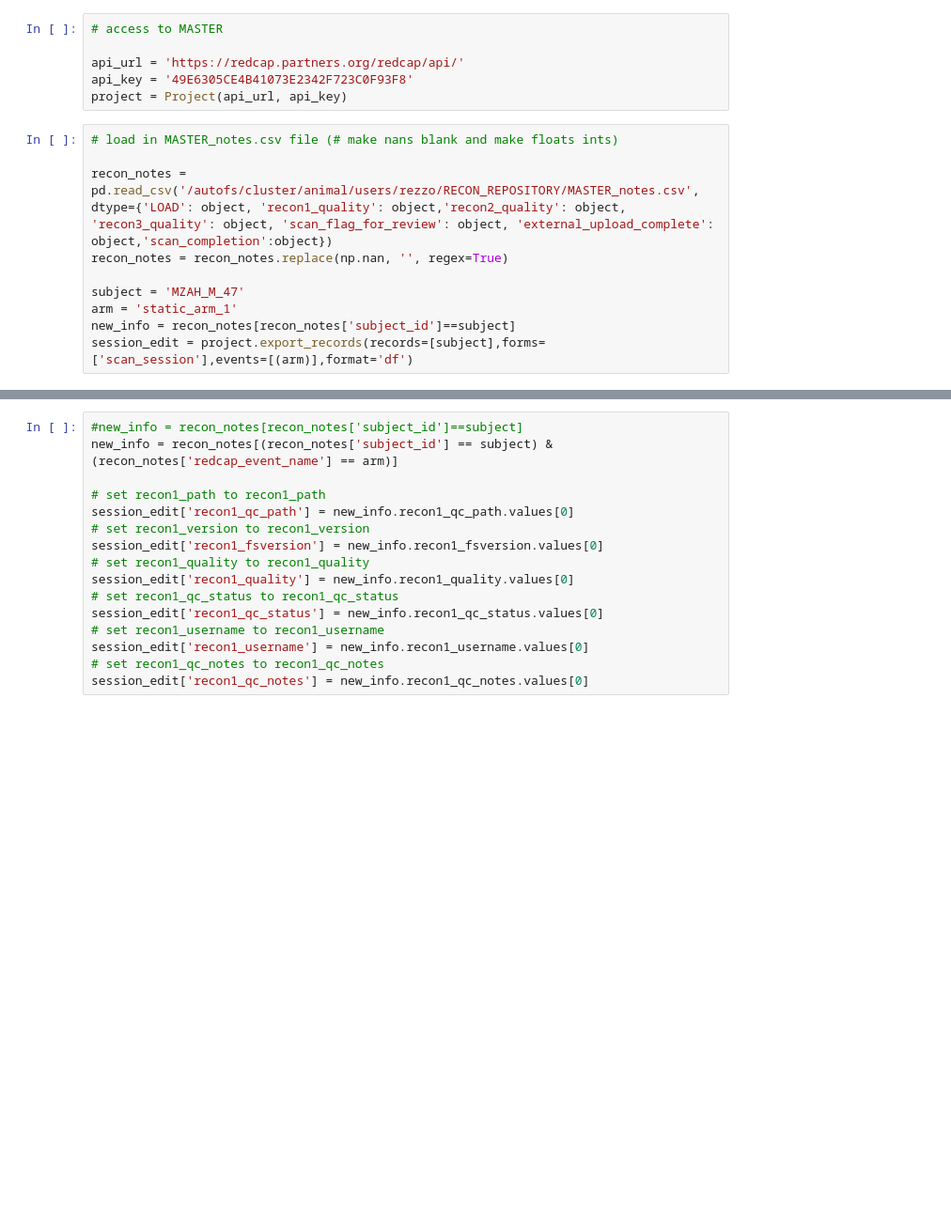
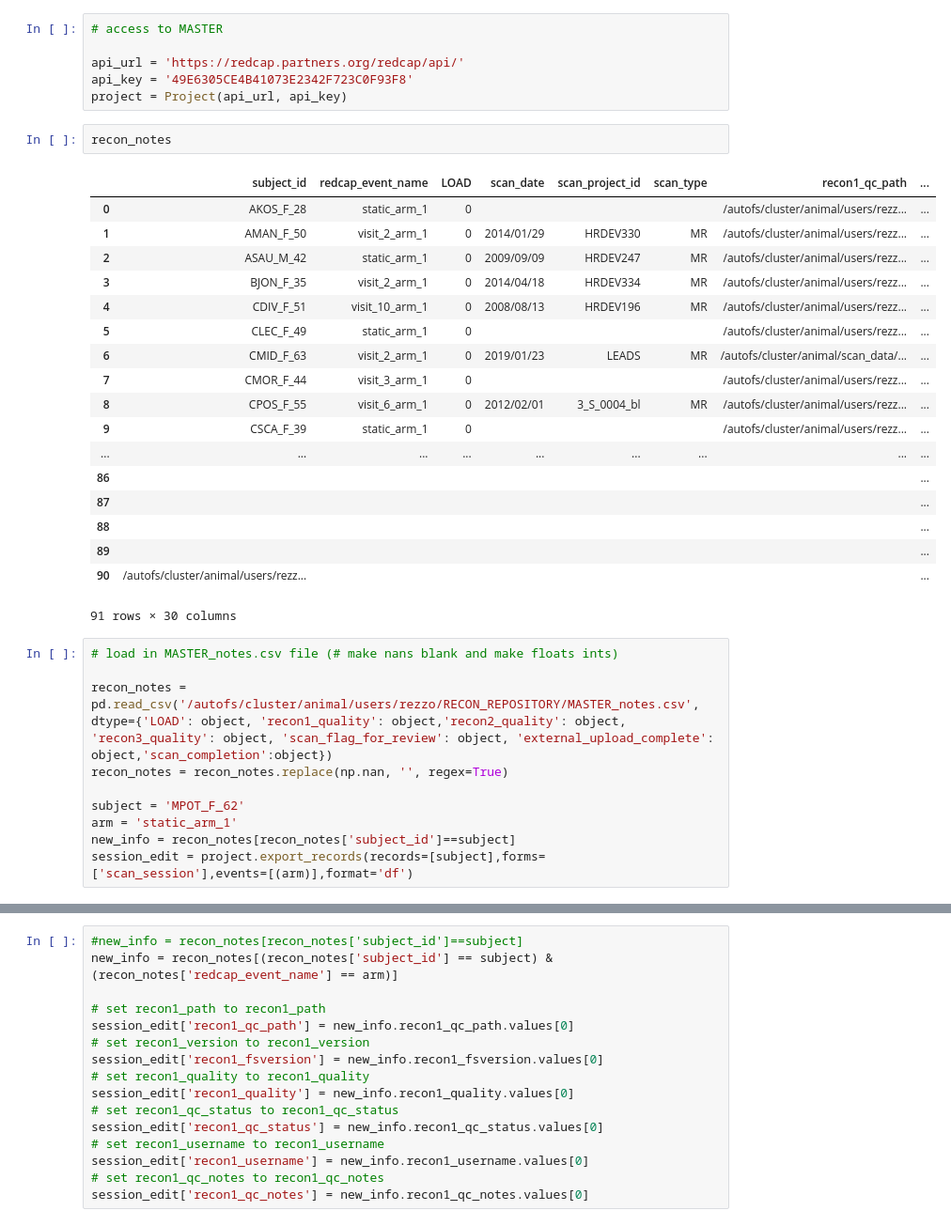
Before and after one commit to rezzo73/DickersonLab, a Jupyter notebook: RECONREPO_2_REDCAP.ipynb, the cells around one changed output, grey strips where cells are left out. Shown at 94% size. Cells and saved outputs as stored; diff of their text form; blank space fills up the shorter version.

```diff
--- a/RECONREPO_2_REDCAP.ipynb
+++ b/RECONREPO_2_REDCAP.ipynb
@@ -17,13 +17,34 @@ from redcap import Project, RedcapError
 api_url = 'https://redcap.partners.org/redcap/api/'
 api_key = '49E6305CE4B41073E2342F723C0F93F8'
 project = Project(api_url, api_key)
+# %%
+recon_notes
+# %% [output]
+|  | subject_id | redcap_event_name | LOAD | scan_date | scan_project_id | scan_type | recon1_qc_path | ... |
+| 0 | AKOS_F_28 | static_arm_1 | 0 |  |  |  | /autofs/cluster/animal/users/rezz... | ... |
+| 1 | AMAN_F_50 | visit_2_arm_1 | 0 | 2014/01/29 | HRDEV330 | MR | /autofs/cluster/animal/users/rezz... | ... |
+| 2 | ASAU_M_42 | static_arm_1 | 0 | 2009/09/09 | HRDEV247 | MR | /autofs/cluster/animal/users/rezz... | ... |
+| 3 | BJON_F_35 | visit_2_arm_1 | 0 | 2014/04/18 | HRDEV334 | MR | /autofs/cluster/animal/users/rezz... | ... |
+| 4 | CDIV_F_51 | visit_10_arm_1 | 0 | 2008/08/13 | HRDEV196 | MR | /autofs/cluster/animal/users/rezz... | ... |
+| 5 | CLEC_F_49 | static_arm_1 | 0 |  |  |  | /autofs/cluster/animal/users/rezz... | ... |
+| 6 | CMID_F_63 | visit_2_arm_1 | 0 | 2019/01/23 | LEADS | MR | /autofs/cluster/animal/scan_data/... | ... |
+| 7 | CMOR_F_44 | visit_3_arm_1 | 0 |  |  |  | /autofs/cluster/animal/users/rezz... | ... |
+| 8 | CPOS_F_55 | visit_6_arm_1 | 0 | 2012/02/01 | 3_S_0004_bl | MR | /autofs/cluster/animal/users/rezz... | ... |
+| 9 | CSCA_F_39 | static_arm_1 | 0 |  |  |  | /autofs/cluster/animal/users/rezz... | ... |
+| ... | ... | ... | ... | ... | ... | ... | ... | ... |
+| 86 |  |  |  |  |  |  |  | ... |
+| 87 |  |  |  |  |  |  |  | ... |
+| 88 |  |  |  |  |  |  |  | ... |
+| 89 |  |  |  |  |  |  |  | ... |
+| 90 | /autofs/cluster/animal/users/rezz... |  |  |  |  |  |  | ... |
+91 rows × 30 columns
 # %%
 # load in MASTER_notes.csv file (# make nans blank and make floats ints)
 
 recon_notes = pd.read_csv('/autofs/cluster/animal/users/rezzo/RECON_REPOSITORY/MASTER_notes.csv', dtype={'LOAD': object, 'recon1_quality': object,'recon2_quality': object, 'recon3_quality': object, 'scan_flag_for_review': object, 'external_upload_complete': object,'scan_completion':object})
 recon_notes = recon_notes.replace(np.nan, '', regex=True)
 
-subject = 'MZAH_M_47'
+subject = 'MPOT_F_62'
 arm = 'static_arm_1'
 new_info = recon_notes[recon_notes['subject_id']==subject]
 session_edit = project.export_records(records=[subject],forms=['scan_session'],events=[(arm)],format='df')
```
Also changed, not shown: parts of 4 cells of this notebook, 6 other files.
